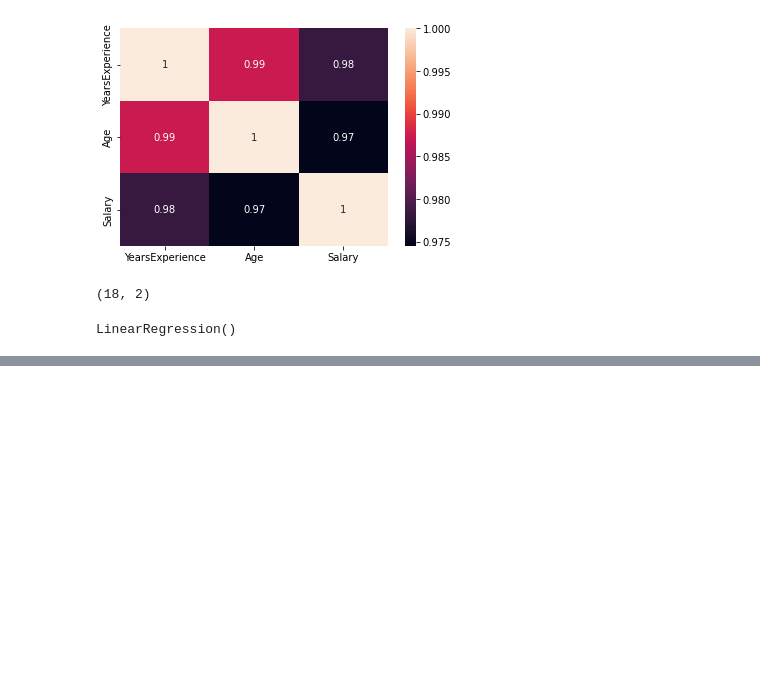
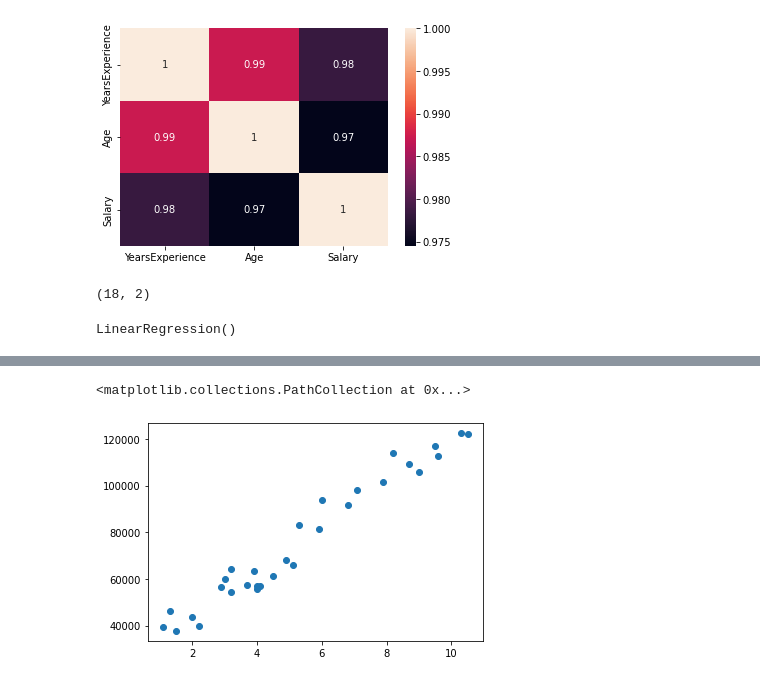
Before and after one commit to saleemullah7654321/DataScience, a Jupyter notebook: 2.MachineLearning.ipynb, the cells around one changed output, grey strips where cells are left out. Cells and saved outputs as stored; diff of their text form; code cells hidden in the pictures; blank space fills up the shorter version.

```diff
--- a/2.MachineLearning.ipynb
+++ b/2.MachineLearning.ipynb
@@ -1514,0 +1520,5 @@ lr.score(x_test,y_test)
+# %%
+plt.scatter(df['YearsExperience'],df['Salary'])
+# %% [output]
+<matplotlib.collections.PathCollection at 0x...>
+[figure, added]
```
Also changed, not shown: parts of 15 cells of this notebook, 1 other file.
